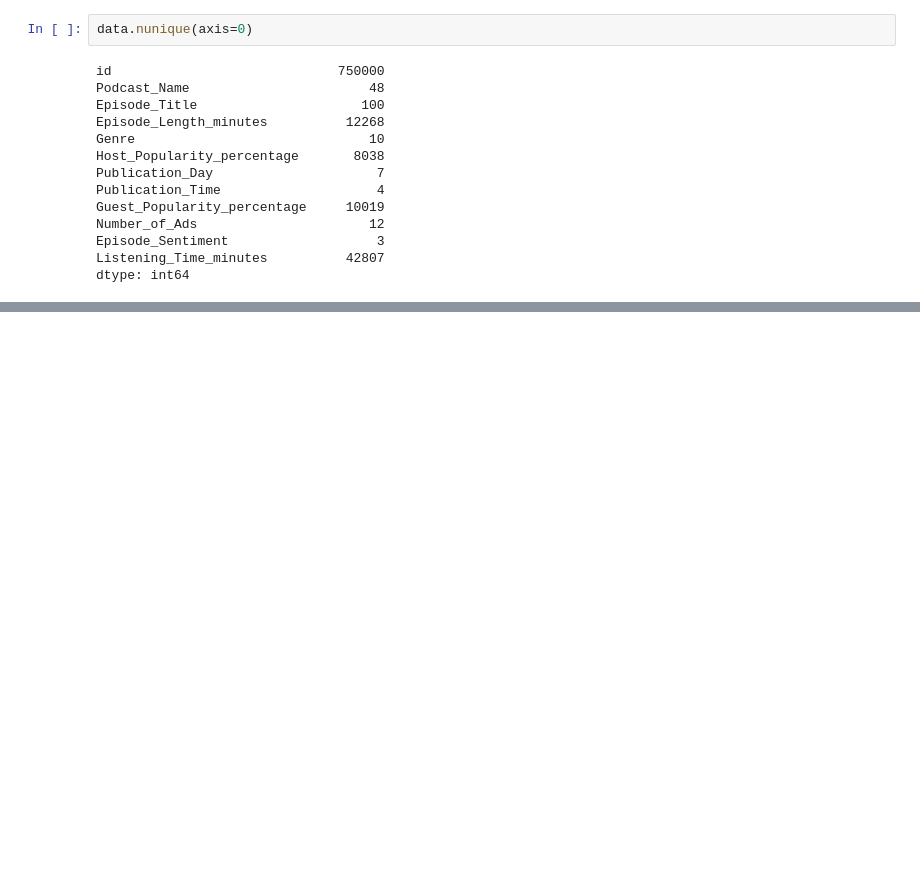
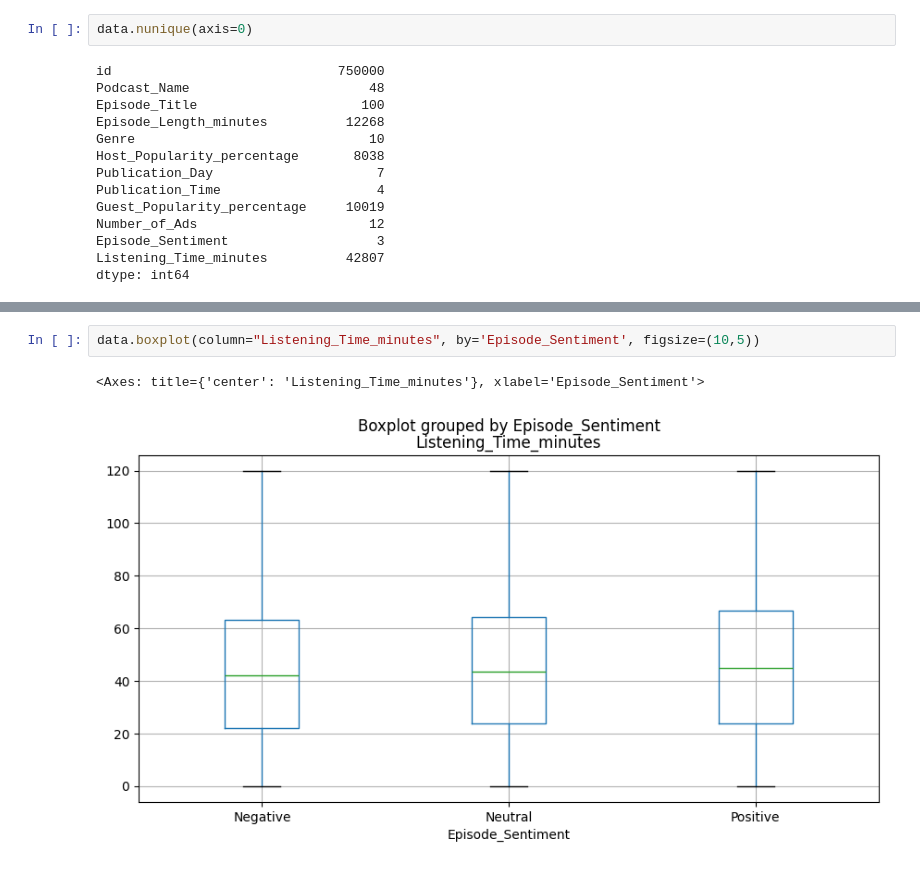
Before and after one commit to Hegde-Darshan/kaggle_podcast_listentime, a Jupyter notebook: Code/dataexp.ipynb, the cells around one changed output, grey strips where cells are left out. Saved outputs shown, nothing was run; the diff lists cells and outputs as text; blank space fills up the shorter version.

```diff
--- a/Code/dataexp.ipynb
+++ b/Code/dataexp.ipynb
@@ -83,0 +150,5 @@ dtype: int64
+# %%
+data.boxplot(column="Listening_Time_minutes", by='Episode_Sentiment', figsize=(10,5))
+# %% [output]
+<Axes: title={'center': 'Listening_Time_minutes'}, xlabel='Episode_Sentiment'>
+[figure, added]
```
Also changed, not shown: parts of 8 cells of this notebook, 5 other files.
